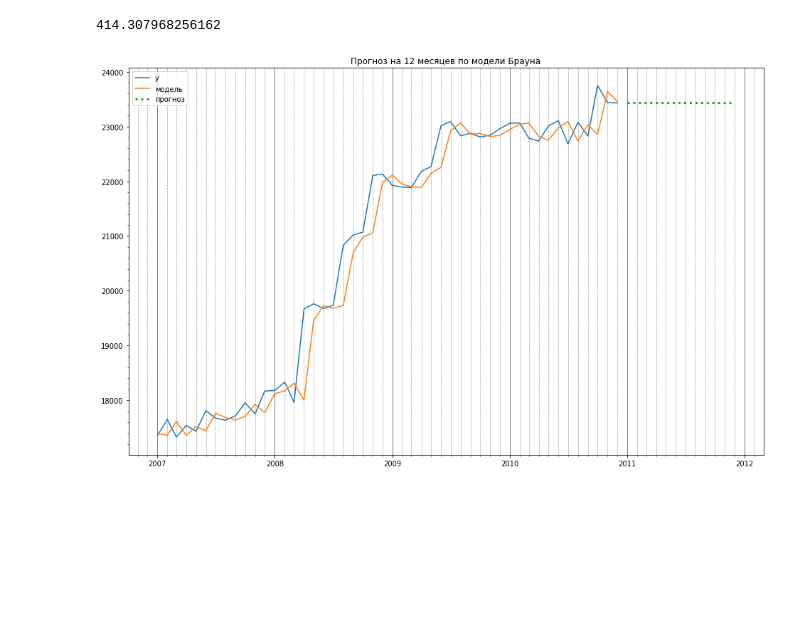
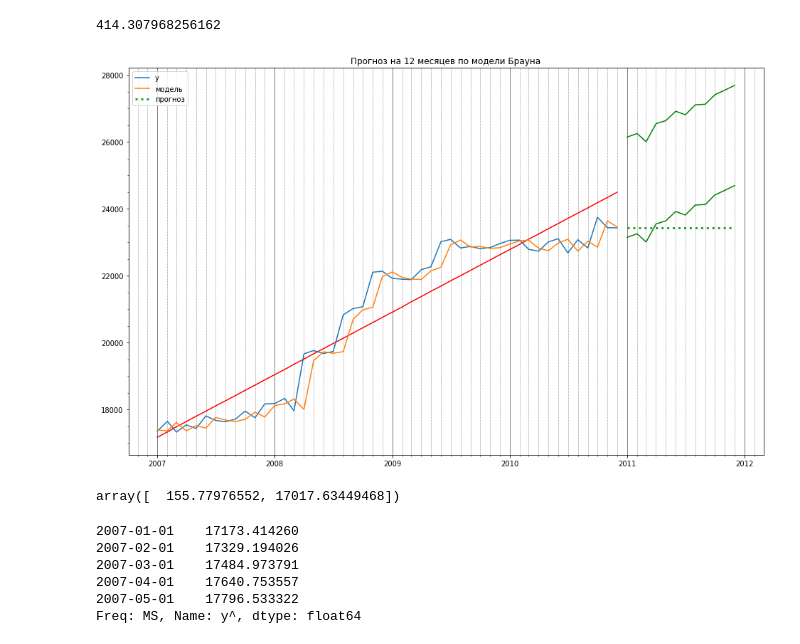
Before and after one commit to fimoziq/unecozik, a Jupyter notebook: 4.ipynb, the cells around one changed output. Cells and saved outputs as stored; diff of their text form; code cells hidden in the pictures; blank space fills up the shorter version.

```diff
--- a/4.ipynb
+++ b/4.ipynb
@@ -111,27 +111,47 @@ RSME(model.fittedvalues, arr)
 414.307968256162
 # %%
 fig, ax = plt.subplots(figsize = (16, 10))
+
+ax.plot(df['y^'], color = 'red')
+ax.plot(df_fv['y-'], color = 'green')
+ax.plot(df_fv['y+'], color = 'green')
 
 ax.plot(df['y'], label = 'y')
 
 ax.plot(model.fittedvalues, label = 'модель')
 
 ax.plot(forecast, label = 'прогноз', linestyle = ':', linewidth = '3')
 
 ax.grid(which = 'major', axis = 'x', linestyle = '-', linewidth = '0.5', color = 'black')
 ax.xaxis.set_major_locator(dates.YearLocator())
 ax.xaxis.set_major_formatter(dates.DateFormatter('%Y'))
 
 ax.minorticks_on()
 ax.grid(which = 'minor', axis = 'x', linestyle = ':', linewidth = '0.5', color = 'black')
 ax.xaxis.set_minor_locator(dates.MonthLocator(bymonth = range(1, 13)))
 
 ax.set_axisbelow(True)
 
 ax.legend()
 
 plt.title('Прогноз на 12 месяцев по модели Брауна')
 
 plt.show()
 # %% [output]
-[figure, old version]
+[figure, new version]
+# %%
+import numpy as np
+coef = np.polyfit(df['t'], df['y'], deg = 1)
+coef
+# %% [output]
+array([  155.77976552, 17017.63449468])
+# %%
+df['y^'] = coef[0] * df['t'] + coef[1]
+df['y^'].head()
+# %% [output]
+2007-01-01    17173.414260
+2007-02-01    17329.194026
+2007-03-01    17484.973791
+2007-04-01    17640.753557
+2007-05-01    17796.533322
+Freq: MS, Name: y^, dtype: float64
```
Also changed, not shown: parts of 9 cells of this notebook.
